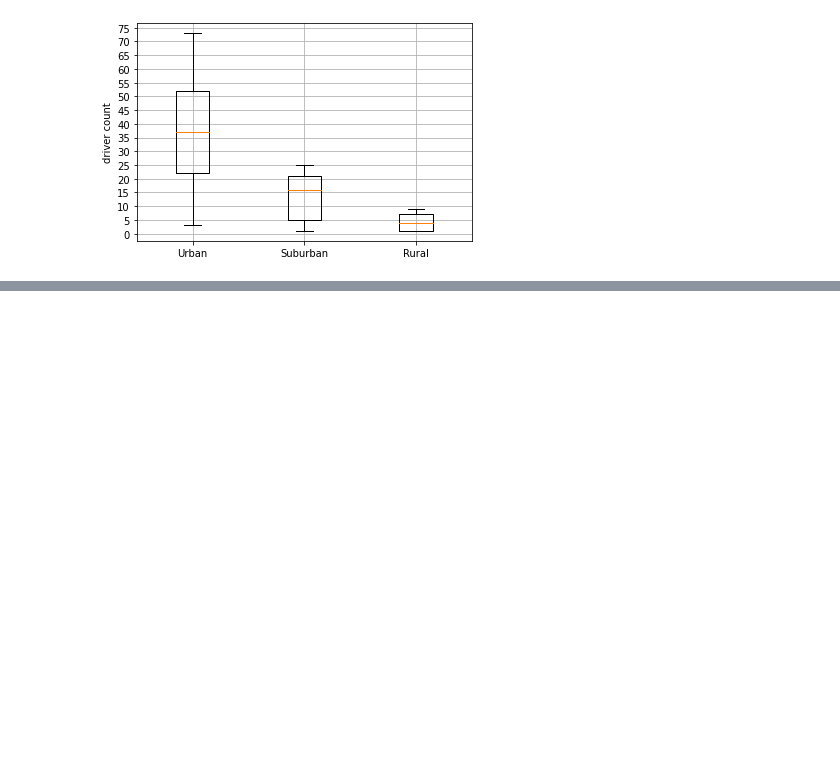
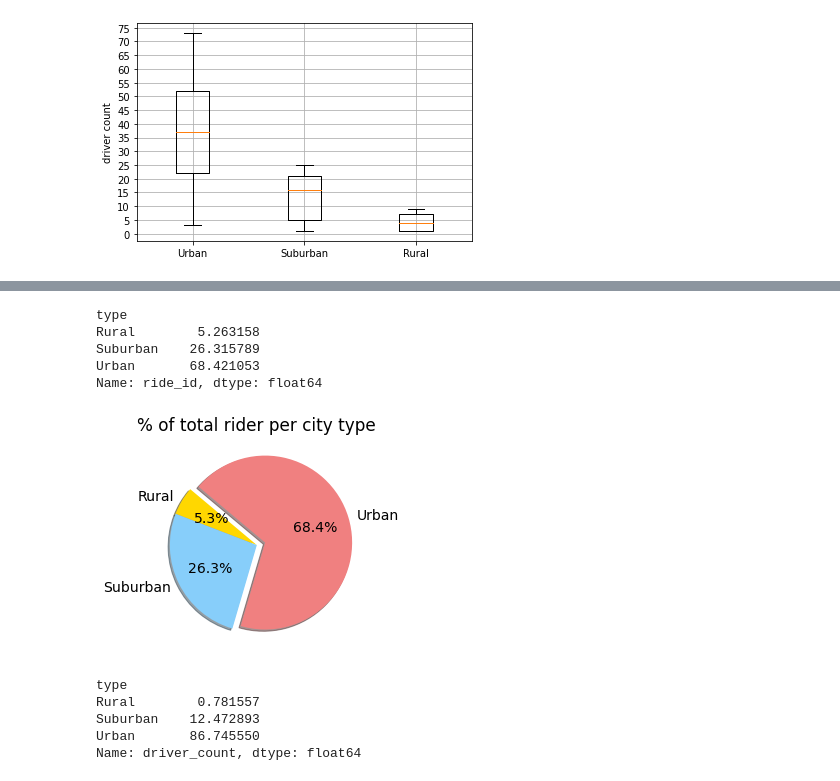
Before and after one commit to shrouqalulaime/PyBer_Analysis, a Jupyter notebook: PyBer.ipynb, the cells around one changed output, grey strips where cells are left out. Cells and saved outputs as stored; diff of their text form; code cells hidden in the pictures; blank space fills up the shorter version.

```diff
--- a/PyBer.ipynb
+++ b/PyBer.ipynb
@@ -357,0 +381,29 @@ plt.show()
+# %%
+ride_percent=pyber_data_df.groupby('type').count()['ride_id']/pyber_data_df['ride_id'].count() *100
+ride_percent
+# %% [output]
+type
+Rural        5.263158
+Suburban    26.315789
+Urban       68.421053
+Name: ride_id, dtype: float64
+# %%
+labels=['Rural', 'Suburban', 'Urban']
+colors=['gold', 'lightskyblue', 'lightcoral']
+explode=[0,0,0.1]
+plt.pie(ride_percent, labels=labels, colors=colors, explode=explode,
+       shadow=True, startangle=140, autopct='%1.1f%%')
+plt.title('% of total rider per city type')
+plt.savefig('Analysis/Fig4.png')
+plt.show()
+# %% [output]
+[figure, added]
+# %%
+driver_perecnt=pyber_data_df.groupby('type').sum()['driver_count']/pyber_data_df['driver_count'].sum() *100
+driver_perecnt
+# %% [output]
+type
+Rural        0.781557
+Suburban    12.472893
+Urban       86.745550
+Name: driver_count, dtype: float64
```
Also changed, not shown: parts of 4 cells of this notebook, 3 other files.
